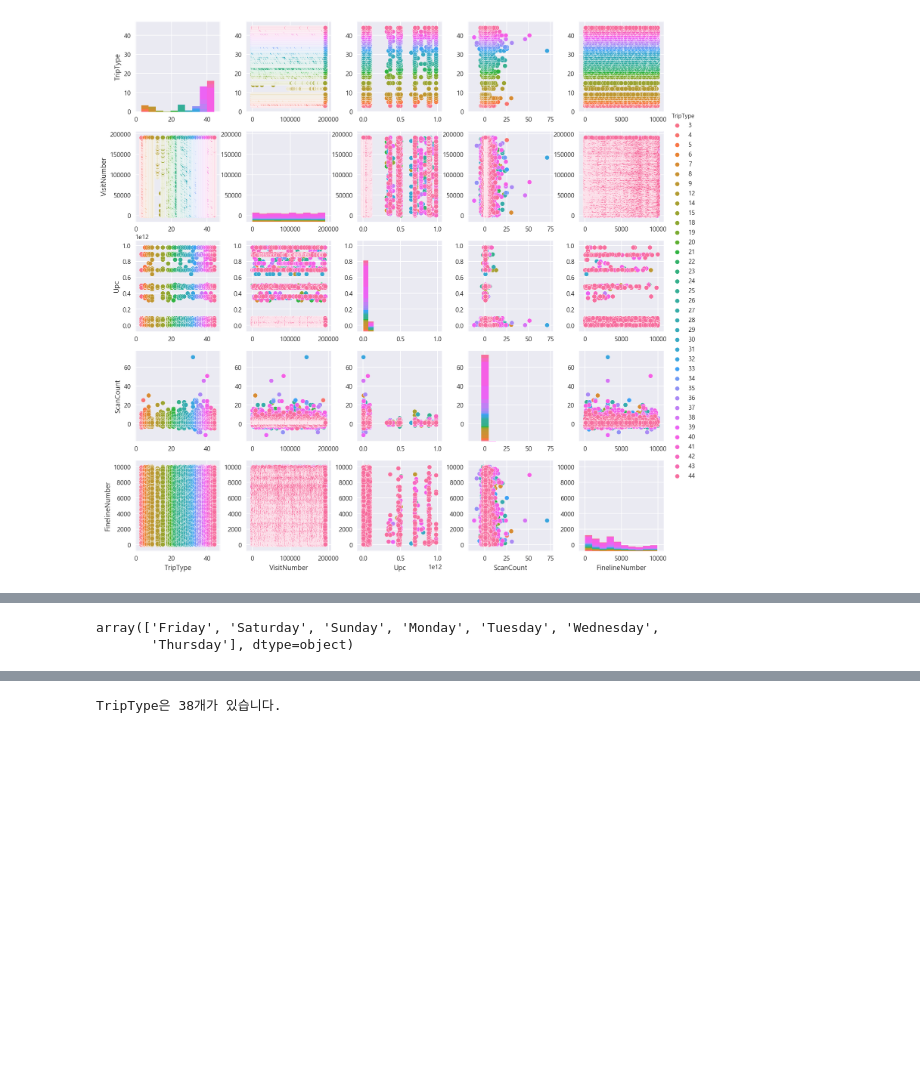
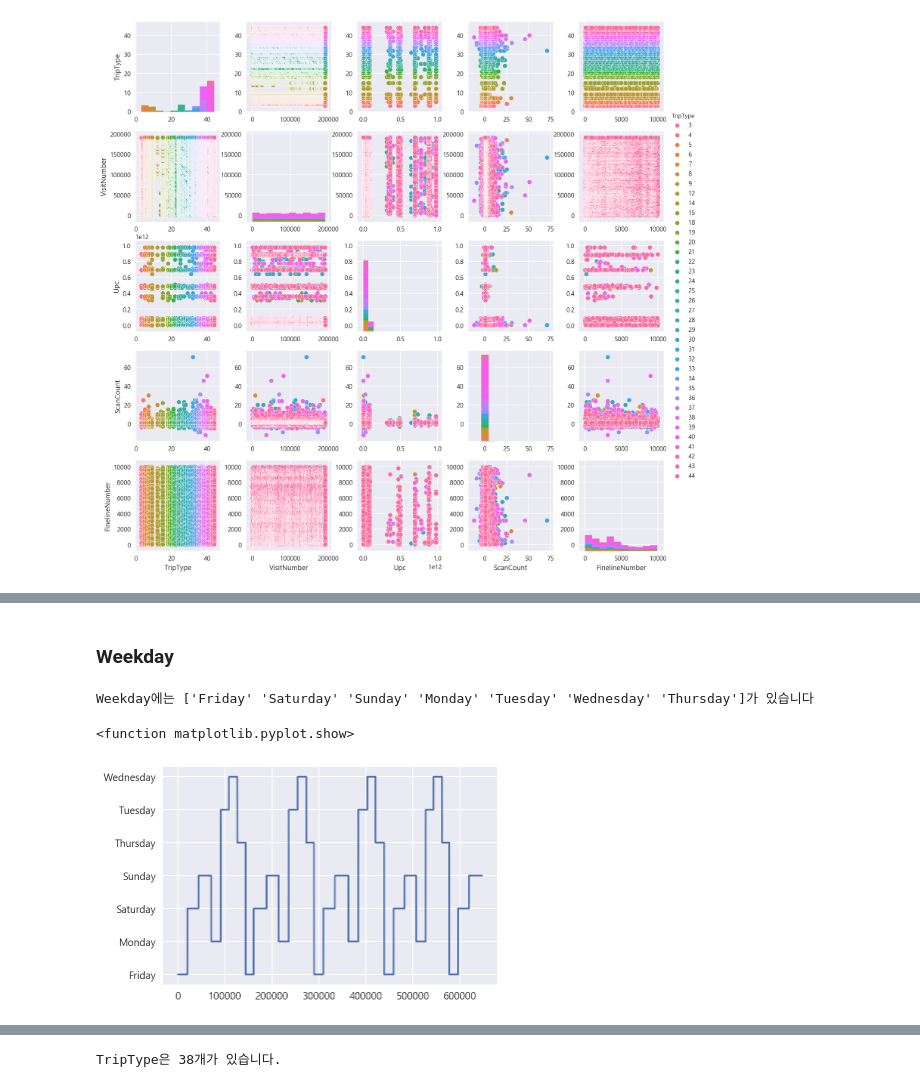
Before and after one commit to YounginLEE/DSS7_Team3, a Jupyter notebook: LYI/Walmart_EDA.ipynb, the cells around one changed output, grey strips where cells are left out. Drawn from its saved outputs; the diff is of its cells as text; code cells hidden in the pictures; blank space fills up the shorter version.

```diff
--- a/LYI/Walmart_EDA.ipynb
+++ b/LYI/Walmart_EDA.ipynb
@@ -135,3 +137,6 @@ sns.pairplot(train_not_999, hue="TripType")
 plt.show()
 # %% [output]
 [figure]
+# %%
+train["Count"] = 1
+train.tail()
@@ -138,6 +150,12 @@ plt.show()
+# %% [markdown]
+### Weekday
 # %%
-weekdays = train["Weekday"].unique()
-weekdays
+print("Weekday에는 {}가 있습니다".format(train["Weekday"].unique()))
 # %% [output]
-array(['Friday', 'Saturday', 'Sunday', 'Monday', 'Tuesday', 'Wednesday',
-       'Thursday'], dtype=object)
+Weekday에는 ['Friday' 'Saturday' 'Sunday' 'Monday' 'Tuesday' 'Wednesday' 'Thursday']가 있습니다
+# %%
+plt.plot(train["Weekday"])
+plt.show
+# %% [output]
+<function matplotlib.pyplot.show>
+[figure, added]
```
Also changed, not shown: parts of 19 cells of this notebook.
